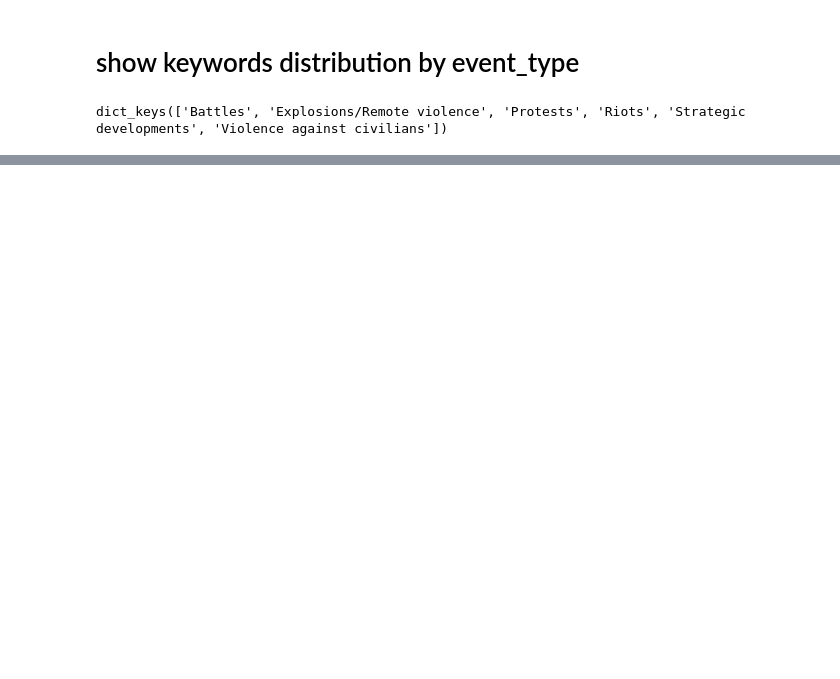
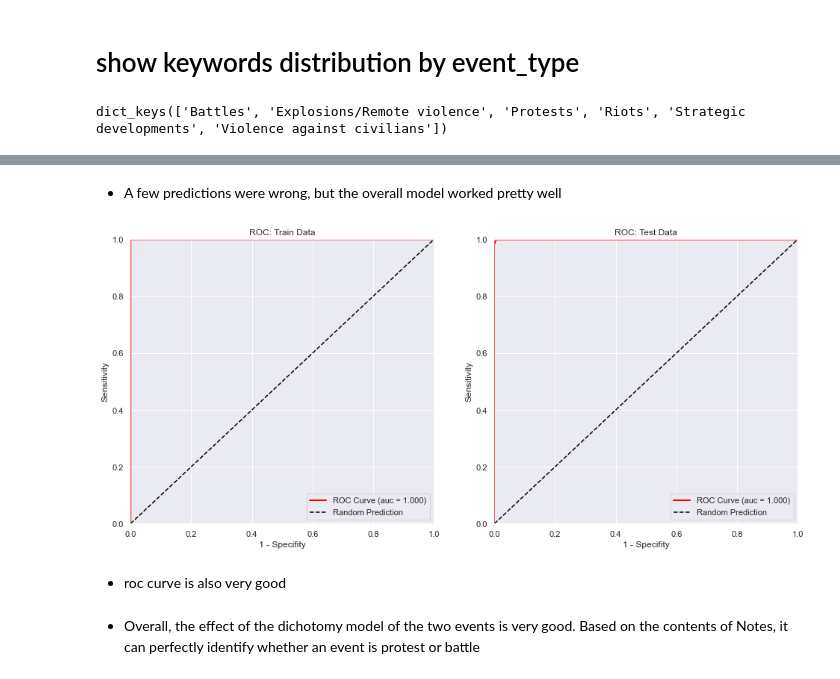
Before and after one commit to CargoCultScientist/ACLED_georgetown, a Jupyter notebook: Notebooks/ACLED-data-analysis.ipynb, the cells around one changed output, grey strips where cells are left out. Saved outputs shown, nothing was run; the diff lists cells and outputs as text; code cells hidden in the pictures; blank space fills up the shorter version.

```diff
--- a/Notebooks/ACLED-data-analysis.ipynb
+++ b/Notebooks/ACLED-data-analysis.ipynb
@@ -301,0 +403,6 @@ for k in event_type_notes.keys():
+# %%
+# Extract text features using TFIDF
+
+vectorizer = TfidfVectorizer(min_df=3,max_df=0.3)
+xtrain_vectorizer=vectorizer.fit_transform(xtrain)
+xtest_vectorizer =vectorizer.transform(xtest)
@@ -301,0 +489,24 @@ for k in event_type_notes.keys():
+# %% [markdown]
++ A few predictions were wrong, but the overall model worked pretty well
+# %%
+# roc curve
+
+fig, (ax1, ax2) = plt.subplots(nrows=1,ncols=2,figsize=(16, 7))
+
+# Plot ROC curve - train data
+fpr, tpr, thresholds = roc_curve(ytrain, proba_ytrain_grid_rf[:,1])
+roc_auc = auc(fpr,tpr)
+plotRocBinary(fpr=fpr,tpr=tpr,roc_auc=roc_auc,color='red',title='ROC: Train Data',plot_ax=ax1)
+
+# Plot ROC curve - test data
+fpr, tpr, thresholds = roc_curve(ytest, proba_ytest_grid_rf[:,1])
+roc_auc = auc(fpr,tpr)
+plotRocBinary(fpr=fpr,tpr=tpr,roc_auc=roc_auc,color='red',title='ROC: Test Data',plot_ax=ax2)
+
+plt.show()
+# %% [output]
+[figure, added]
+# %% [markdown]
++ roc curve is also very good
+# %% [markdown]
++ Overall, the effect of the dichotomy model of the two events is very good. Based on the contents of Notes, it can perfectly identify whether an event is protest or battle
```
Also changed, not shown: parts of 25 cells of this notebook.
